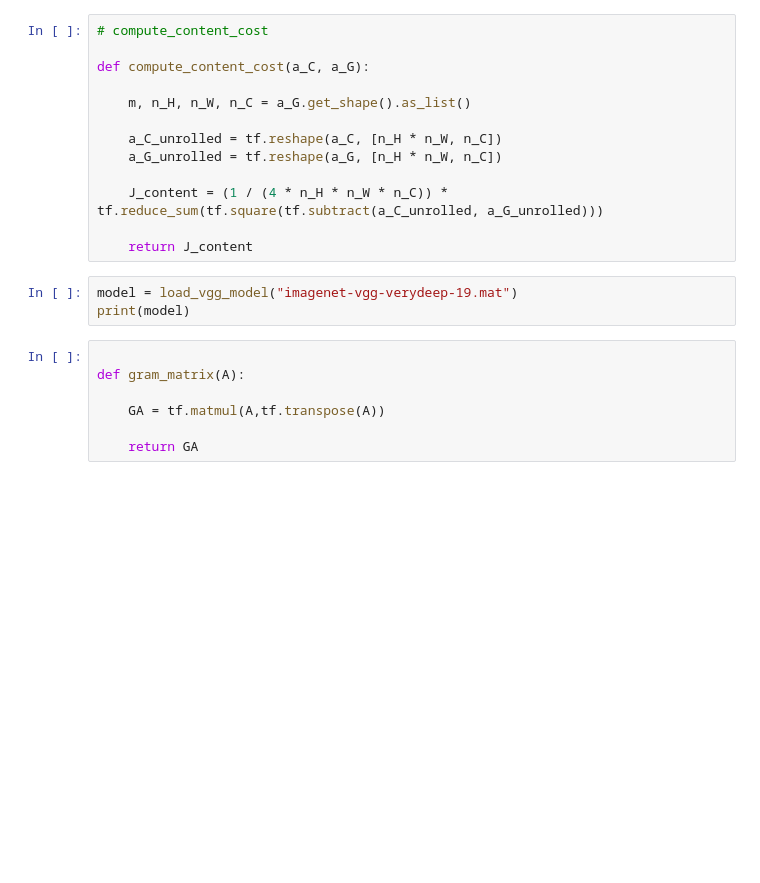
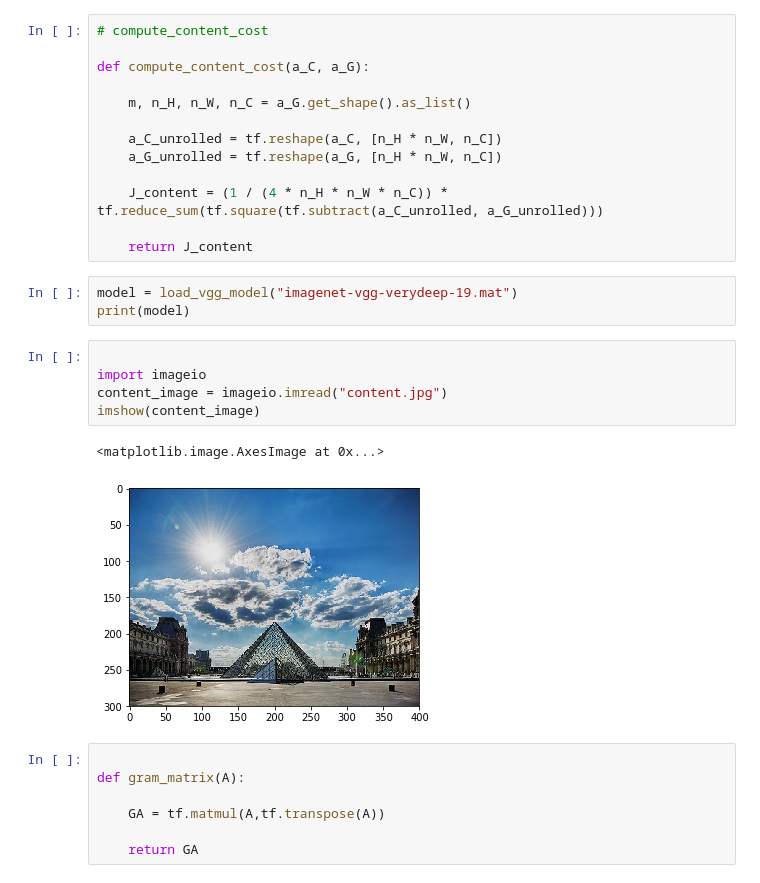
Before and after one commit to sajalcody/StyleUp, a Jupyter notebook: Colab Notebooks/Project1.ipynb, the cells around one changed output. Saved outputs shown, nothing was run; the diff lists cells and outputs as text; blank space fills up the shorter version.

Commit message:
Display content image

```diff
--- a/Colab Notebooks/Project1.ipynb
+++ b/Colab Notebooks/Project1.ipynb
@@ -122,6 +122,14 @@ def compute_content_cost(a_C, a_G):
 # %%
 model = load_vgg_model("imagenet-vgg-verydeep-19.mat")
 print(model)
+# %%
+
+import imageio
+content_image = imageio.imread("content.jpg")
+imshow(content_image)
+# %% [output]
+<matplotlib.image.AxesImage at 0x...>
+[figure, added]
 # %%
 
 def gram_matrix(A):
```
